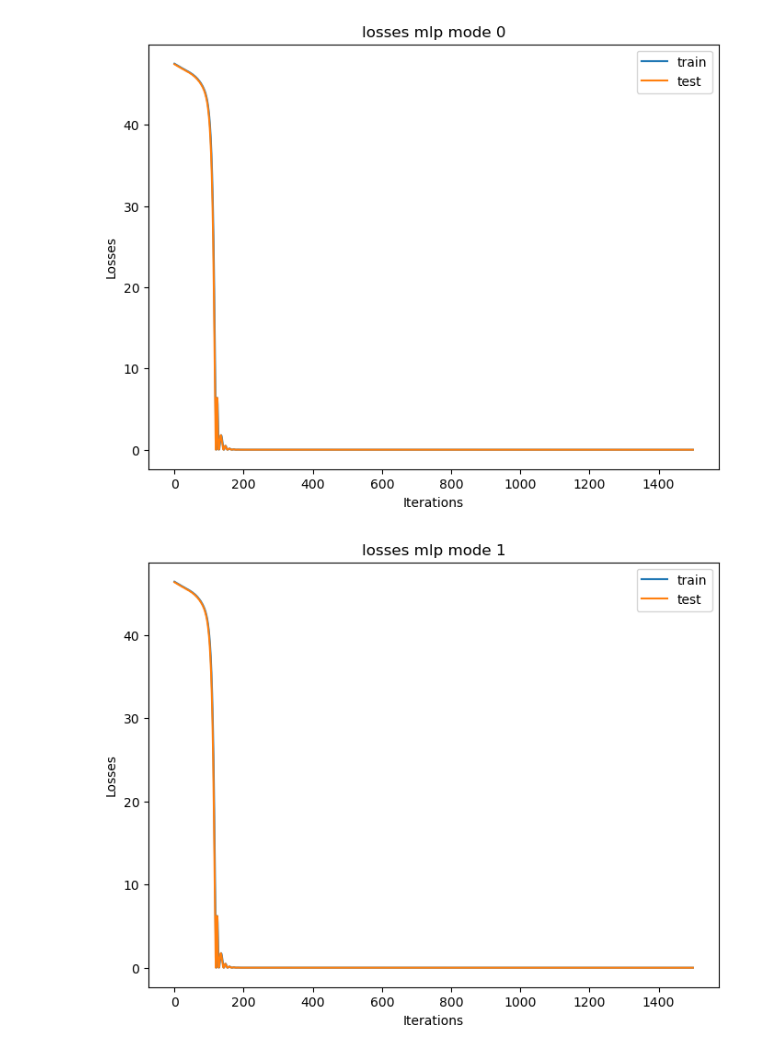
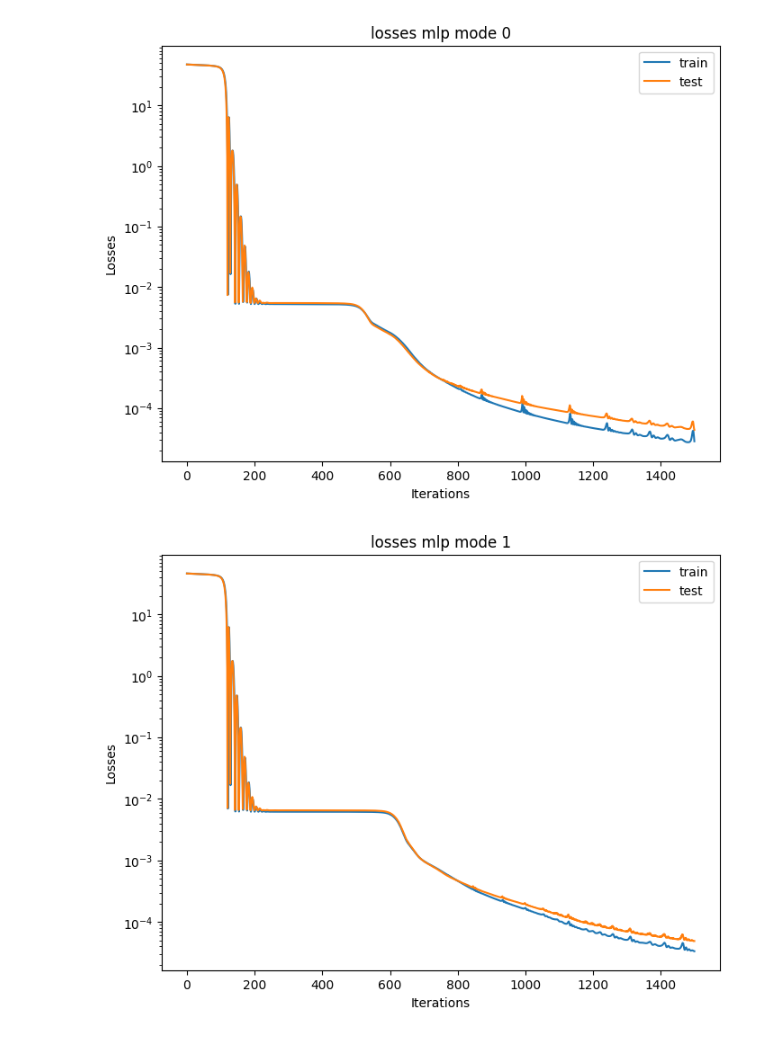
Before and after one commit to anacmolina/ML-DFT, a Jupyter notebook: notebooks/16 - real centered data models plots.ipynb, the cells around one changed output. Saved outputs shown, nothing was run; the diff lists cells and outputs as text; code cells hidden in the pictures.

```diff
--- a/notebooks/16 - real centered data models plots.ipynb
+++ b/notebooks/16 - real centered data models plots.ipynb
@@ -78,10 +78,12 @@ plt.show()
 # %%
 for mode_label in mode_labels:
     plot_losses(np.array(mlps_dic[mode_label]['losses'][0]),
-            np.array(mlps_dic[mode_label]['losses'][1]), title='losses mlp mode {:d}'.format(mode_label), log_yscale=False)
+            np.array(mlps_dic[mode_label]['losses'][1]),
+            title='losses mlp mode {:d}'.format(mode_label),
+            log_yscale=True)
 # %% [output]
-[figure, old version]
+[figure, new version]
-[figure, old version]
+[figure, new version]
 # %%
 n = 1000
 # %%
```
Also changed, not shown: parts of 3 cells of this notebook, 10 other files.
